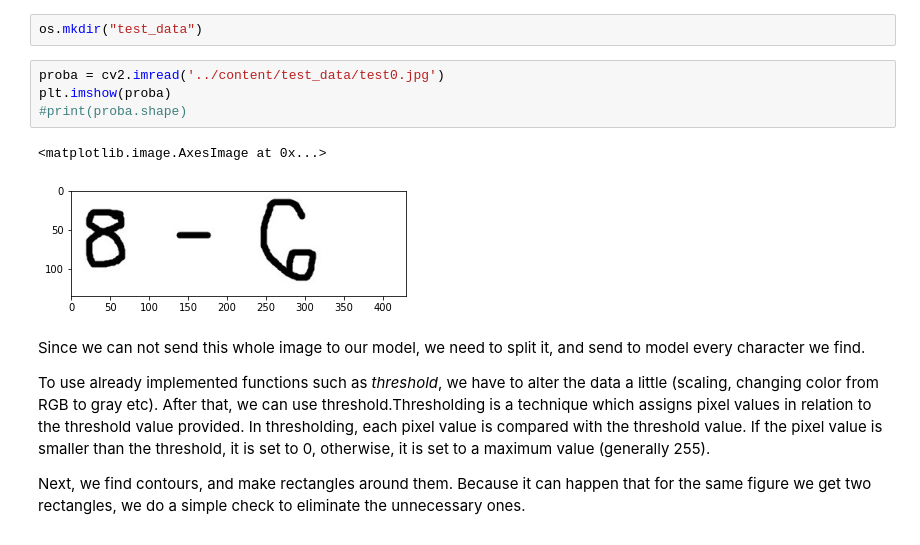
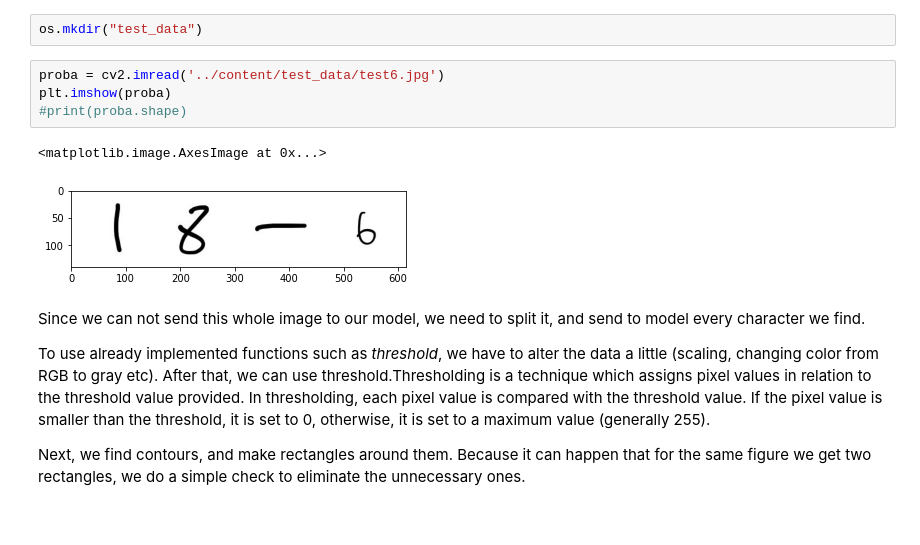
Before and after one commit to ivasmoljko/PhotoMath, a Jupyter notebook: PhotomathIvaSmoljko_finalVersion.ipynb, the cells around one changed output. Cells and saved outputs as stored; diff of their text form.

```diff
--- a/PhotomathIvaSmoljko_finalVersion.ipynb
+++ b/PhotomathIvaSmoljko_finalVersion.ipynb
@@ -421,12 +421,12 @@ All the data was manually made by me. I merged multiple images from "eval" file
 # %%
 os.mkdir("test_data")
 # %%
-proba = cv2.imread('../content/test_data/test0.jpg')
+proba = cv2.imread('../content/test_data/test6.jpg')
 plt.imshow(proba)
 #print(proba.shape)
 # %% [output]
 <matplotlib.image.AxesImage at 0x...>
-[figure, old version]
+[figure, new version]
 # %% [markdown]
 Since we can not send this whole image to our model, we need to split it, and send to model every character we find.
 
```
Also changed, not shown: parts of 21 cells of this notebook.
